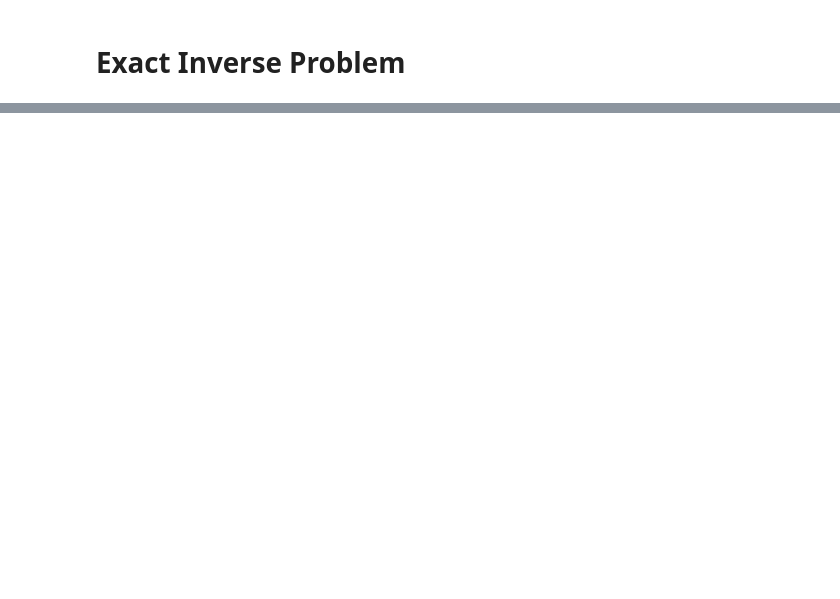
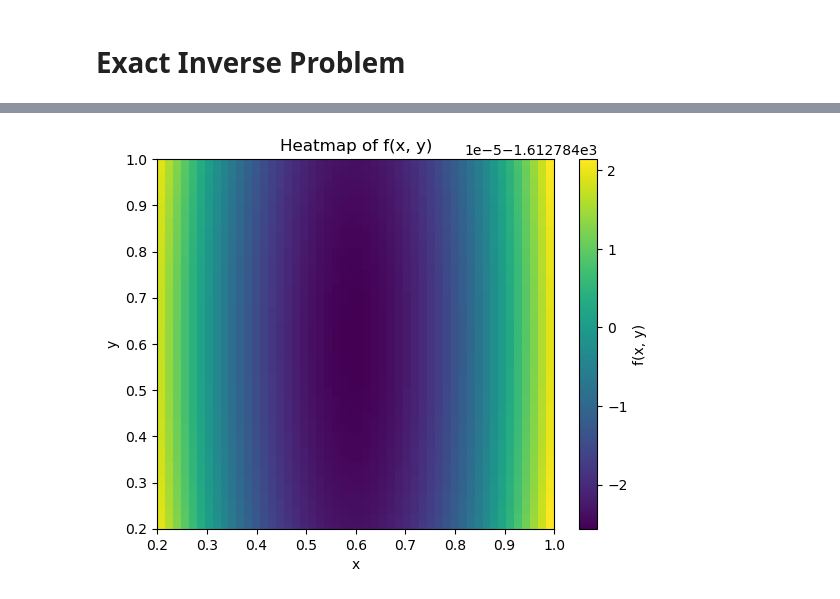
Before and after one commit to arob5/Bayesian-inference-with-surrogates, a Jupyter notebook: experiments/vsem/vsem_experiment.ipynb, the cells around one changed output, grey strips where cells are left out. Saved outputs shown, nothing was run; the diff lists cells and outputs as text; code cells hidden in the pictures; blank space fills up the shorter version.

```diff
--- a/experiments/vsem/vsem_experiment.ipynb
+++ b/experiments/vsem/vsem_experiment.ipynb
@@ -52,0 +163,11 @@ display(trace_plot)
+# %%
+plt.imshow(predictive_mean.reshape(n_test_1d, n_test_1d), origin='lower',
+           extent=[u1_supp[0], u1_supp[1], u2_supp[0], u2_supp[1]],
+           cmap='viridis', aspect='auto')
+plt.xlabel('x')
+plt.ylabel('y')
+plt.colorbar(label='f(x, y)')
+plt.title('Heatmap of f(x, y)')
+plt.show()
+# %% [output]
+[figure, added]
```
Also changed, not shown: parts of 20 cells of this notebook, 1 other file.
